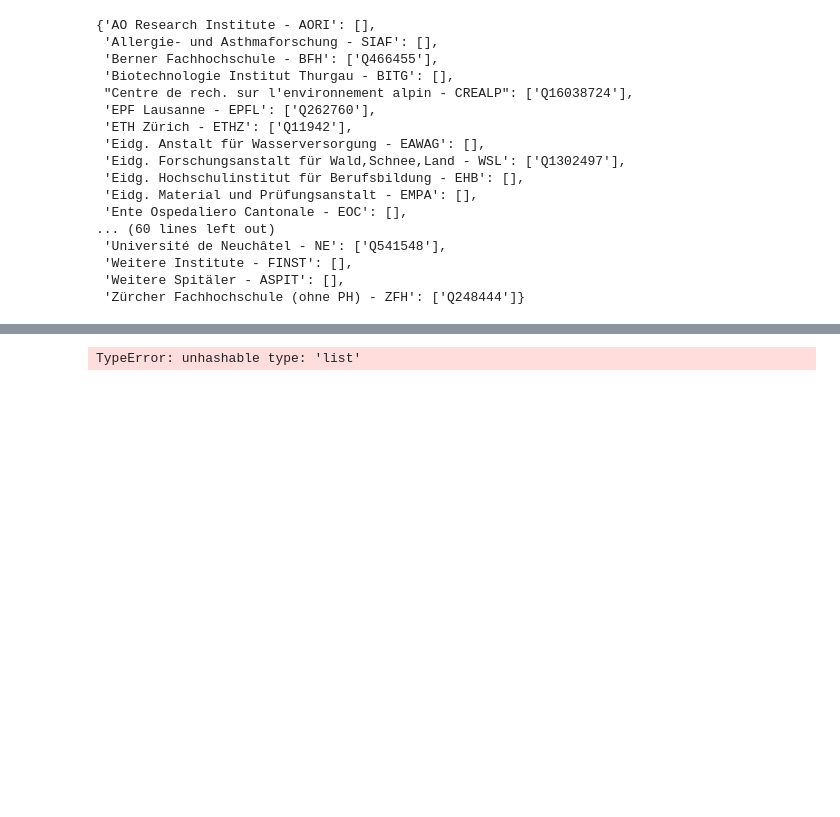
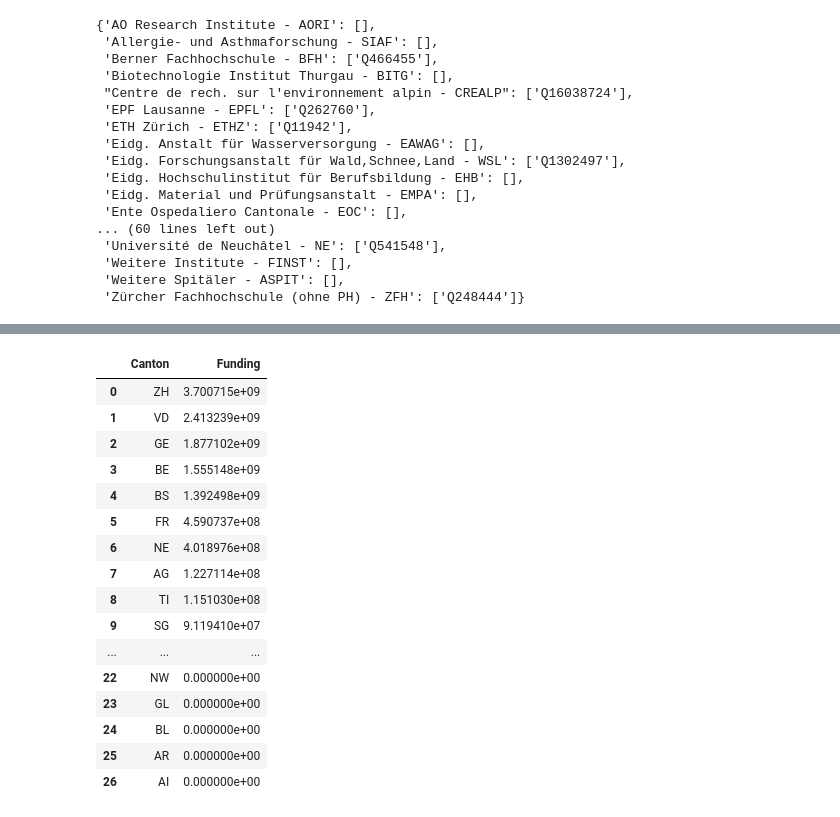
Before and after one commit to korcek-juraj/Homework, a Jupyter notebook: 03 - Interactive Viz/Interactive Viz.ipynb, the cells around one changed output, grey strips where cells are left out. Cells and saved outputs as stored; diff of their text form; code cells hidden in the pictures; blank space fills up the shorter version.

```diff
--- a/03 - Interactive Viz/Interactive Viz.ipynb
+++ b/03 - Interactive Viz/Interactive Viz.ipynb
@@ -164,9 +164,11 @@ replacements = {
     'Meteorolog.': 'Meteorologisches',
     'Sozialwissensch.': 'Sozialwissenschaft',
 
-    'SAGW': 'Académie suisse des sciences humaines et sociales',
+    'Forschungskommission SAGW': 'Schweizerische Akademie der Geistes- und Sozialwissenschaften ',
+    'Forschungsinstitut für Opthalmologie' :'Institut de Recherche en Ophtalmologie',
     'BE, JU, NE': 'BEJUNE',
-    'Wald,Schnee,Land': 'Wald, Schnee und Landschaft'
+    'Wald,Schnee,Land': 'Wald, Schnee und Landschaft',
+    'Eidg. Material und Prüfungsanstalt': 'EMPA',
 }
 
 def get_cleaned_name(name):
@@ -175,5 +177,5 @@ def get_cleaned_name(name):
         name = name.replace(key, replacements[key])
     return name
 
-get_cleaned_name('EPF Lausanne')
+get_cleaned_name('Eidg. Material und Prüfungsanstalt')
 # %% [output]
@@ -200,6 +202,7 @@ de_identifiers = [
     'ao research institute', #located in Davos
     'paul scherrer institut', # located in Aargau
     'friedrich miescher institute', # located in Basel
+    'empa', # located in Dübendorf
 ]
 
 def get_language(name):
@@ -284,5 +267,11 @@ key = 'AIzaSyBuwwzObykQ-kxzFcDKHNzHTDAz7X1YOno'
+# %%
+key = 'AIzaSyBY7filqKnhvjAynLnJrjrm4zqpzZno-ZY '
 # %%
-canton_cache = {}
+canton_cache = {'Swiss Institute of Bioinformatics': 'VD',
+                    'Schweizer Kompetenzzentrum Sozialwissenschaft': 'VD',
+                    'Forschungsinstitut für biologischen Landbau' :'AG',
+                    'Istituto Svizzero di Roma': str(None),
+                    'Institut de Hautes Etudes Internat. et du Dév': 'GE'}
 
 def get_canton(row):
     cleaned_name = get_cleaned_name(row.University)
@@ -311,7 +300,8 @@ def get_canton(row):
         if address_comps is not None:
             canton =[addr_comp['short_name'] for addr_comp in address_comps if 'administrative_area_level_1' in addr_comp['types']]
             canton = canton[0] if len(canton) > 0 else None
-    #     print(cleaned_name + ': address: ' + str(addr) + ' canton: ' + str(canton))
+
+    print(cleaned_name + ': address: ' + str(addr) + ' canton: ' + str(canton))
 
     canton_cache[cleaned_name] = canton
     return canton
@@ -340,8 +347,32 @@ grants
-# %%
-grant_sums = grants.groupby('Canton')['Approved Amount'].sum().sort_values()
-grant_sums
-# %% [output]
-TypeError: unhashable type: 'list'
+# %%
+grant_sums = grants.groupby('Canton')['Approved Amount'].sum().sort_values(ascending=False)
+grant_sums = pd.DataFrame({'Canton': grant_sums.index, 'Funding': grant_sums.values})
+grant_sums.loc[len(grant_sums)] = ('UR', 0.0)
+grant_sums.loc[len(grant_sums)] = ('OW', 0.0)
+grant_sums.loc[len(grant_sums)] = ('NW', 0.0)
+grant_sums.loc[len(grant_sums)] = ('GL', 0.0)
+grant_sums.loc[len(grant_sums)] = ('BL', 0.0)
+grant_sums.loc[len(grant_sums)] = ('AR', 0.0)
+grant_sums.loc[len(grant_sums)] = ('AI', 0.0)
+grant_sums
+# %% [output]
+|  | Canton | Funding |
+| 0 | ZH | 3.700715e+09 |
+| 1 | VD | 2.413239e+09 |
+| 2 | GE | 1.877102e+09 |
+| 3 | BE | 1.555148e+09 |
+| 4 | BS | 1.392498e+09 |
+| 5 | FR | 4.590737e+08 |
+| 6 | NE | 4.018976e+08 |
+| 7 | AG | 1.227114e+08 |
+| 8 | TI | 1.151030e+08 |
+| 9 | SG | 9.119410e+07 |
+| ... | ... | ... |
+| 22 | NW | 0.000000e+00 |
+| 23 | GL | 0.000000e+00 |
+| 24 | BL | 0.000000e+00 |
+| 25 | AR | 0.000000e+00 |
+| 26 | AI | 0.000000e+00 |
 # %%
 # TODO: Add data (map is focussed on Switzerland already)
 map = folium.Map(location=[46.801111, 8.226667], zoom_start=8)
```
Also changed, not shown: parts of 6 cells of this notebook.
